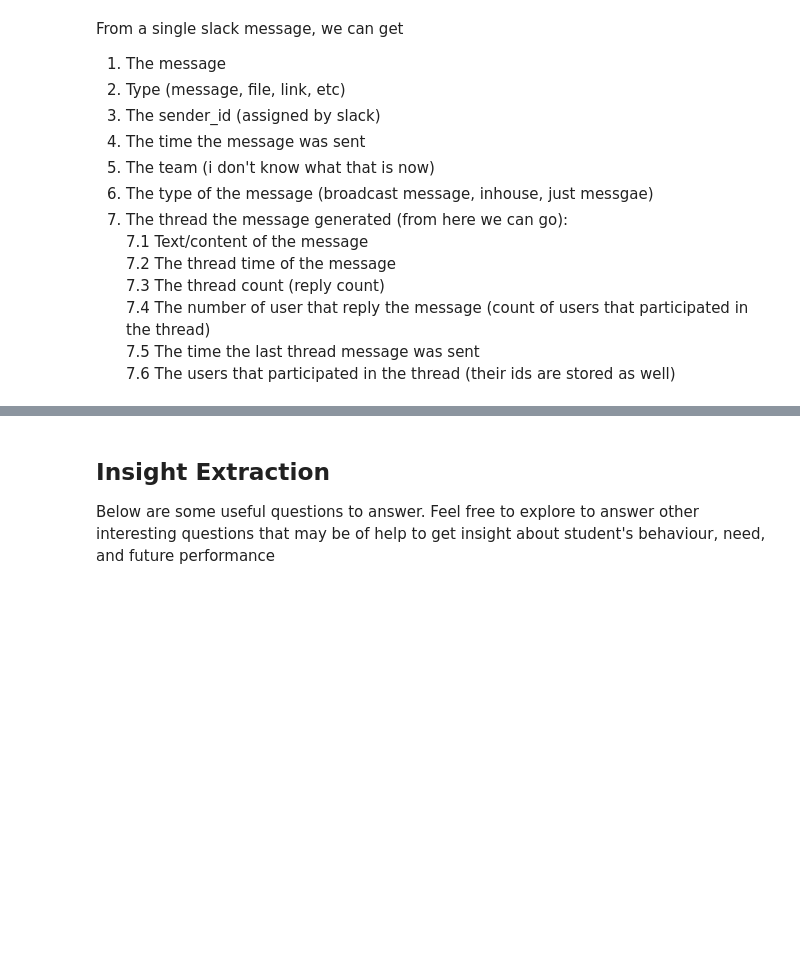
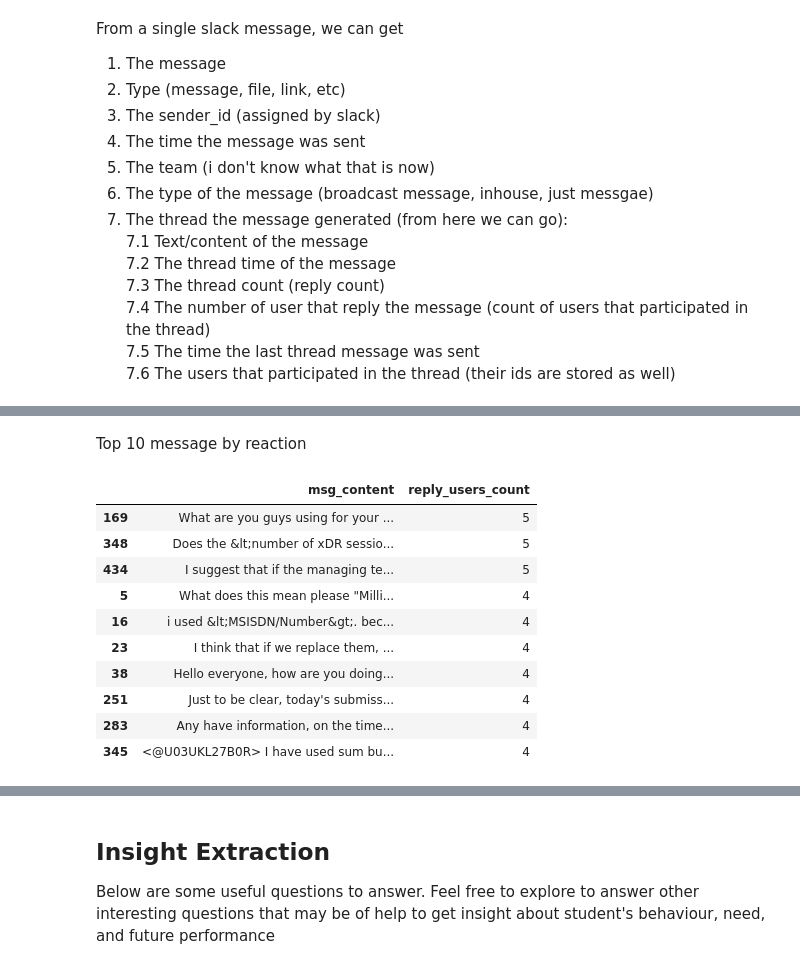
Before and after one commit to fro-su/week0_0_starter_network_analysis, a Jupyter notebook: notebooks/parse_slack_data.ipynb, the cells around one changed output, grey strips where cells are left out. Saved outputs shown, nothing was run; the diff lists cells and outputs as text; code cells hidden in the pictures; blank space fills up the shorter version.

```diff
--- a/notebooks/parse_slack_data.ipynb
+++ b/notebooks/parse_slack_data.ipynb
@@ -225,0 +221,18 @@ def map_userid_2_realname(user_profile: dict, comm_dict: dict, plot=False):
+# %% [markdown]
+Top 10 message by reaction
+# %%
+top_10_messages_by_reactions = slack_data.nlargest(10, 'reply_users_count')
+
+top_10_messages_by_reactions[['msg_content', 'reply_users_count']]
+# %% [output]
+|  | msg_content | reply_users_count |
+| 169 | What are you guys using for your ... | 5 |
+| 348 | Does the &lt;number of xDR sessio... | 5 |
+| 434 | I suggest that if the managing te... | 5 |
+| 5 | What does this mean please "Milli... | 4 |
+| 16 | i used &lt;MSISDN/Number&gt;. bec... | 4 |
+| 23 | I think that if we replace them, ... | 4 |
+| 38 | Hello everyone, how are you doing... | 4 |
+| 251 | Just to be clear, today's submiss... | 4 |
+| 283 | Any have information, on the time... | 4 |
+| 345 | <@U03UKL27B0R> I have used sum bu... | 4 |
```
Also changed, not shown: parts of 36 cells of this notebook, 1 other file.
